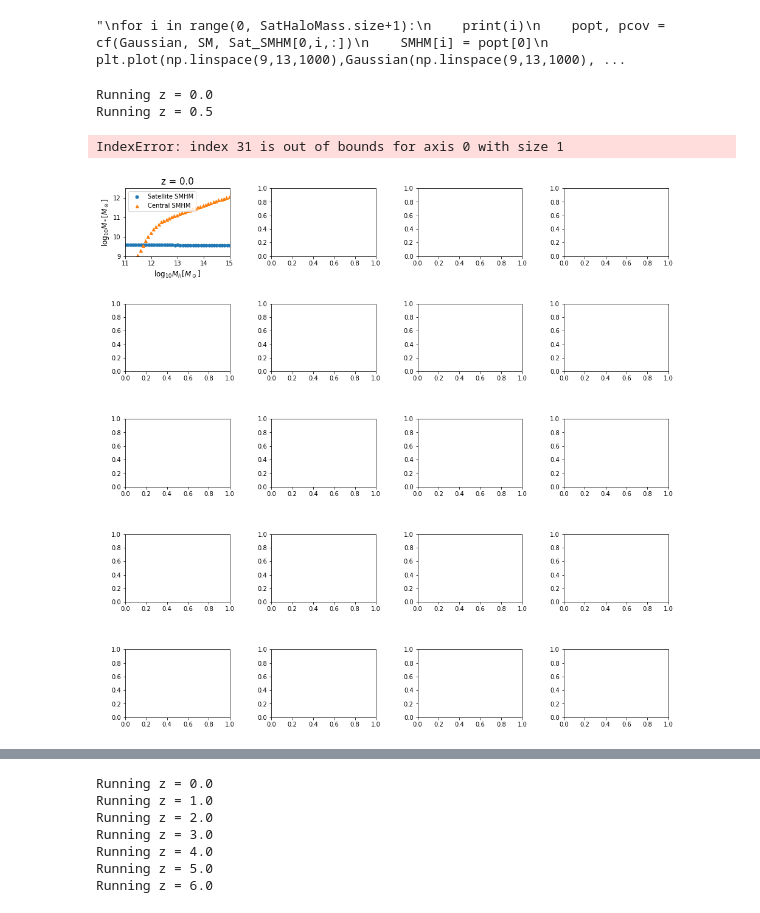
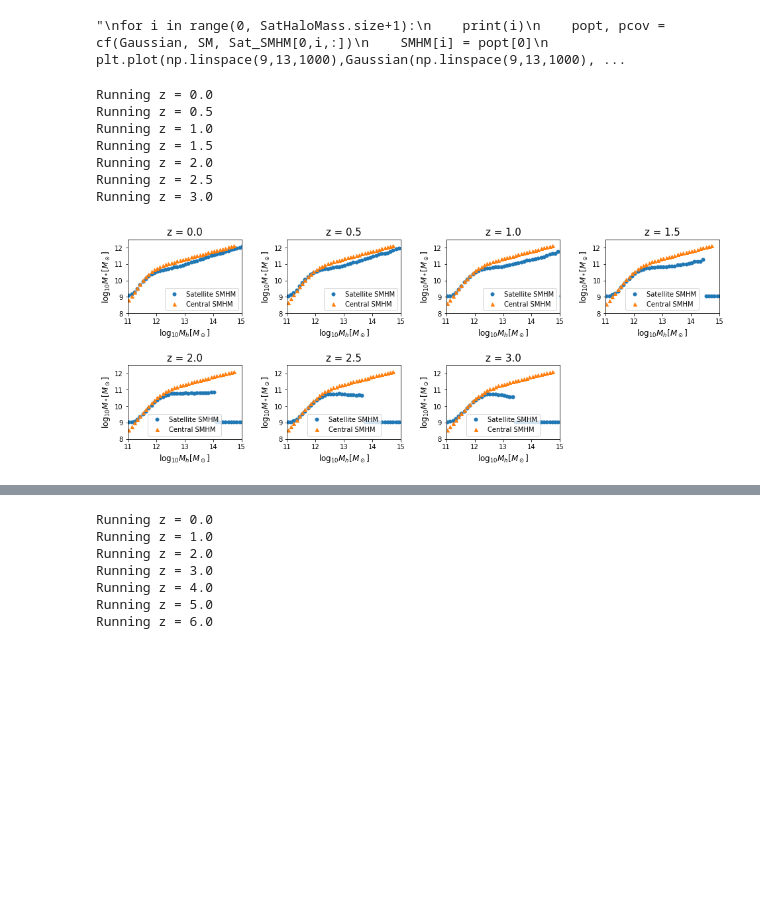
Before and after one commit to PipGrylls/STEEL, a Jupyter notebook: Scripts/Plots/trial.ipynb, the cells around one changed output, grey strips where cells are left out. Cells and saved outputs as stored; diff of their text form; code cells hidden in the pictures; blank space fills up the shorter version.

```diff
--- a/Scripts/Plots/trial.ipynb
+++ b/Scripts/Plots/trial.ipynb
@@ -372,7 +404,8 @@ def DarkMatterToStellarMass_Alt(DarkMatter, Redshift, Paramaters, ScatterOn = Fa
 # %%
 #load data for satellite SMHM
 z, SatHaloMass, AvaHaloMass, Surviving_Sat_SMF_MassRange, Sat_SMHM, Sat_SMHM_Host = F.LoadData_Sat_SMHM(Tdyn_Factors) #read model data from output folder
+print(np.shape(SatHaloMass))
+print(np.shape(AvaHaloMass))
 print(np.shape(Sat_SMHM))
-AvaHaloMass, Sat_SMHM, Surviving_Sat_SMF_MassRange, z = F.LoadData_SMFhz(Tdyn_Factors)
-print(np.shape(Sat_SMHM))
+print(np.shape(Surviving_Sat_SMF_MassRange))
 # %% [output]
@@ -403,23 +469,32 @@ AbnMtch['B18c'] = False
 AbnMtch['B18t'] = False
 AbnMtch['G19_SE'] = True
 Paramaters = Paramaters_Glob
-DM = np.arange(11.,15., 0.1)
-SM_cen = F.DarkMatterToStellarMass(DM, z, Paramaters, ScatterOn = False, Scatter = 0.001, Pairwise = True)
+#DM = np.arange(11.,15., 0.1)
+SM_cen = F.DarkMatterToStellarMass(DM, z, Paramaters, ScatterOn = False, Scatter = 0.001, Pairwise = False)
+
+print(np.shape(SM_cen))
+
+SM_central=np.zeros(z.size)
+for i in range(0,z.size):
+    SM_central[i]=np.mean(SM_cen[i,:])
 
 plt.figure()
-plt.semilogx(z,SM_cen[:,16],label='Grylls')
+plt.semilogx(z,SM_cen[:,10])
+
 
 ######Behroozi
 AbnMtch['Behroozi18'] = True
 AbnMtch['B18c'] = True
-AbnMtch['B18t'] = True
+AbnMtch['B18t'] = False
 AbnMtch['G19_SE'] = False
 Paramaters = Paramaters_Glob
-DM = np.arange(11.,15., 0.1)
-SM_cen = DarkMatterToStellarMass_Alt(DM, z, Paramaters, ScatterOn = False, Scatter = 0.001)
+#DM = np.arange(11.,15., 0.1)
+#DM = 12.
+#SM_cen = DarkMatterToStellarMass_Alt(DM, z, Paramaters, ScatterOn = False, Scatter = 0.001)
 
-plt.semilogx(z,SM_cen[:,16],label='Behroozi')
-plt.xlim(0.1,4)
-plt.ylim(9.5,11.5)
-plt.legend()
+print(np.shape(SM_cen))
+#plt.semilogx(z,SM_cen[:],label='Behroozi')
+#plt.xlim(0.1,4)
+#plt.ylim(9.5,11.5)
+#plt.legend()
 # %% [output]
@@ -467,46 +539,50 @@ for z_des in z_desired:
     SMHM = np.zeros(SatHaloMass.size+1)
     SMHM = loop_HM_cumu(z_idx, SM, SMHM, SatHaloMass , Sat_SMHM, Num_points=100)
     #print(SMHM)
-    ax1[rows_idx,cols_idx].plot(HM- np.log10(0.67),SMHM, 'o', label='Satellite SMHM')
-    ax1[rows_idx,cols_idx].plot(DM- np.log10(0.67), SM_cen[z_idx], '^', label='Central SMHM')
+    ax1[rows_idx,cols_idx].plot(HM,SMHM, 'o', label='Satellite SMHM')
+    ax1[rows_idx,cols_idx].plot(DM + np.log10(h), SM_cen[z_idx], '^', label='Central SMHM')
     ax1[rows_idx,cols_idx].set_xlabel(r'log$_{10} M_h [M_\odot]$', fontsize=12)
     ax1[rows_idx,cols_idx].set_ylabel(r'log$_{10} M_* [M_\odot]$', fontsize=12)
     ax1[rows_idx,cols_idx].set_xlim(11,15)
-    ax1[rows_idx,cols_idx].set_ylim(9,12.5)
+    ax1[rows_idx,cols_idx].set_ylim(8,12.5)
     mpl.rc('xtick', labelsize=10)
     mpl.rc('ytick', labelsize=10)
     ax1[rows_idx,cols_idx].legend(fontsize=10)
     ax1[rows_idx,cols_idx].set_title('z = {:0.1f}'.format(z_des), fontsize=15)
     if(cols_idx==N_cols-1):
         rows_idx+=1; cols_idx=0
     elif(cols_idx<N_cols-1):
         cols_idx+=1
     '''
     plt.figure()
     plt.plot(HM,SMHM,'o', label='Satellite SMHM')
     plt.plot(DM, SM_cen[z_idx], '^', label='Central SMHM')
     plt.xlabel(r'log$_{10} M_h [M_\odot]$')
     plt.ylabel(r'log$_{10} M_* [M_\odot]$')
     plt.xlim(11,15)
     plt.ylim(9,12.5)
     plt.legend()
     plt.title('z = {}'.format(int(z_des)))
     '''
 
 #Clear empty subplot items
 for i in range(0, N_rows*N_cols-len(z_desired)):
     ax1[rows_idx,cols_idx].set_visible(False)
     if(cols_idx==N_cols-1):
         rows_idx+=1; cols_idx=0
     elif(cols_idx<N_cols-1):
         cols_idx+=1
 
 plt.savefig(dir_path+'/SMHM_z.png', dpi=300)
 # %% [output]
 Running z = 0.0
 Running z = 0.5
+Running z = 1.0
+Running z = 1.5
+Running z = 2.0
+Running z = 2.5
+Running z = 3.0
-IndexError: index 31 is out of bounds for axis 0 with size 1
-[figure, old version]
+[figure, new version]
 # %%
 #Plot SMHM relations (Higher resolution 5.5 < 6)
 
```
Also changed, not shown: parts of 9 cells of this notebook, 5 other files.
